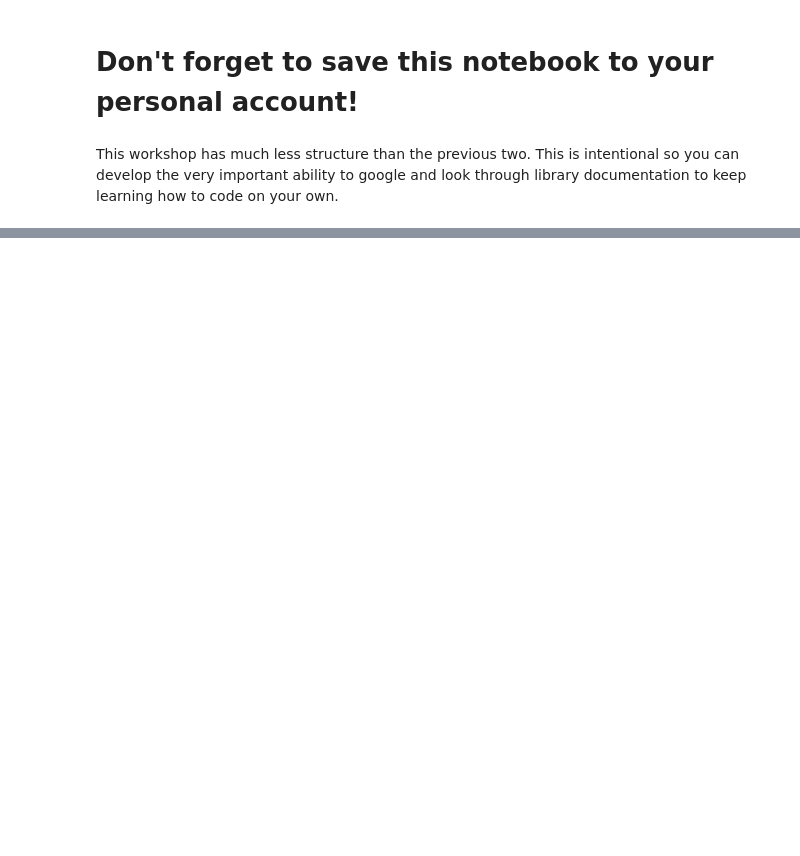
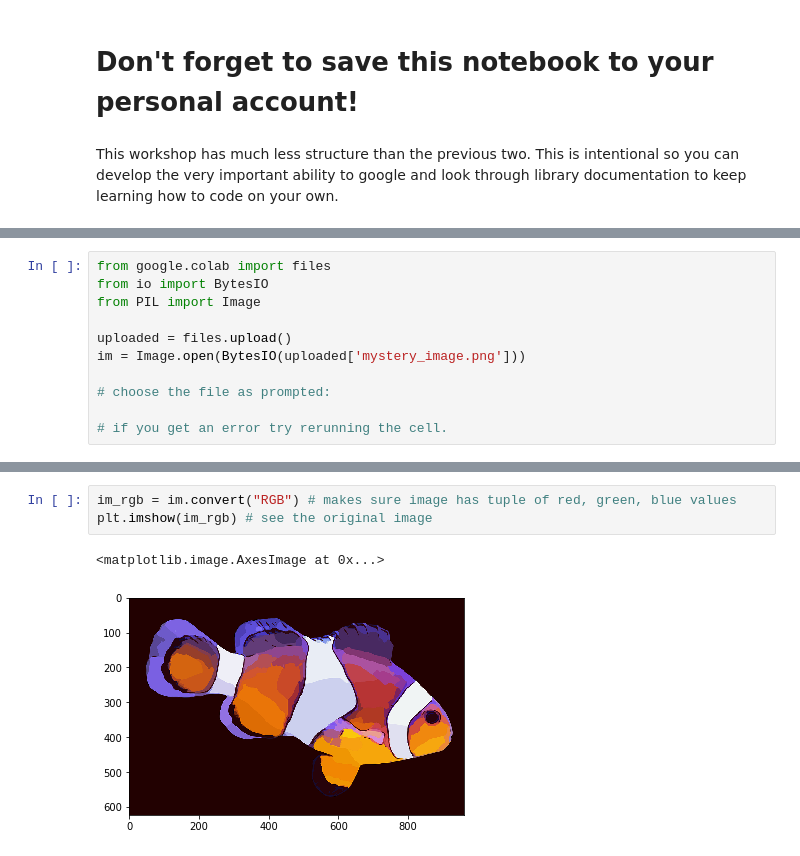
Before and after one commit to imruffin/FEMMESHackathon, a Jupyter notebook: workshop_3.ipynb, the cells around one changed output, grey strips where cells are left out. Drawn from its saved outputs; the diff is of its cells as text; blank space fills up the shorter version.

```diff
--- a/workshop_3.ipynb
+++ b/workshop_3.ipynb
@@ -12,0 +64,11 @@ from PIL import Image
+# %%
+from google.colab import files
+from io import BytesIO
+from PIL import Image
+
+uploaded = files.upload()
+im = Image.open(BytesIO(uploaded['mystery_image.png']))
+
+# choose the file as prompted:
+
+# if you get an error try rerunning the cell.
@@ -12,0 +78,6 @@ from PIL import Image
+# %%
+im_rgb = im.convert("RGB") # makes sure image has tuple of red, green, blue values
+plt.imshow(im_rgb) # see the original image
+# %% [output]
+<matplotlib.image.AxesImage at 0x...>
+[figure, added]
```
Also changed, not shown: parts of 19 cells of this notebook.
